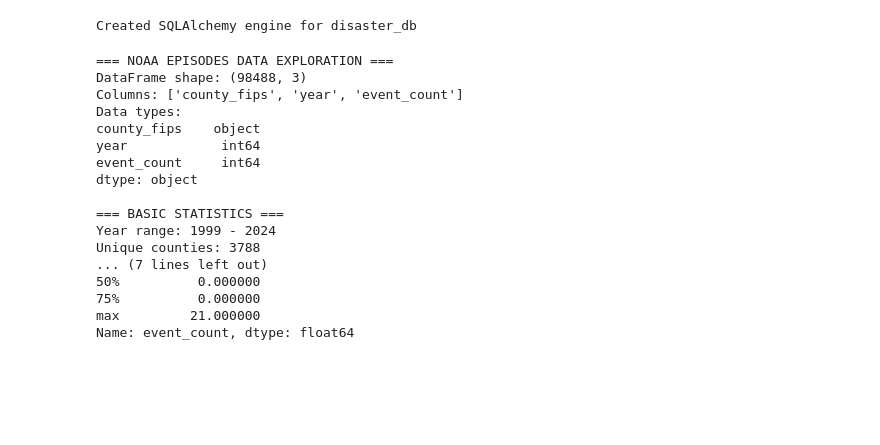
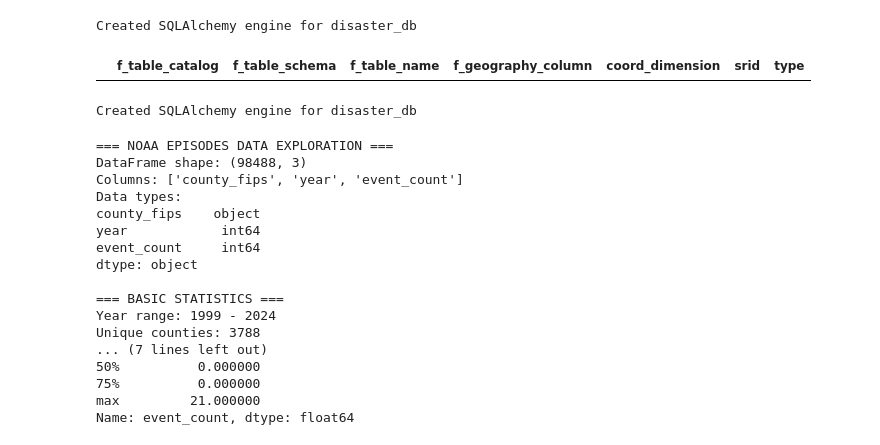
Before and after one commit to abdbtech/capstone, a Jupyter notebook: database_stats_breadboard.ipynb, the cells around one changed output. Cells and saved outputs as stored; diff of their text form; code cells hidden in the pictures; blank space fills up the shorter version.

```diff
--- a/database_stats_breadboard.ipynb
+++ b/database_stats_breadboard.ipynb
@@ -76,3 +117,9 @@ Poisson Fitting Steps:
+# %%
+geography_columns = dbt.query("SELECT * FROM geography_columns")
+geography_columns.head()
+# %% [output]
+Created SQLAlchemy engine for disaster_db
+|  | f_table_catalog | f_table_schema | f_table_name | f_geography_column | coord_dimension | srid | type |
 # %%
 # Load the NOAA data into a DataFrame for analysis
 df_noaa = dbt.query("SELECT * FROM \"NOAA_STORM_EPISODES\" ORDER BY county_fips, year")
```
Also changed, not shown: parts of 17 cells of this notebook, 1 other file.
